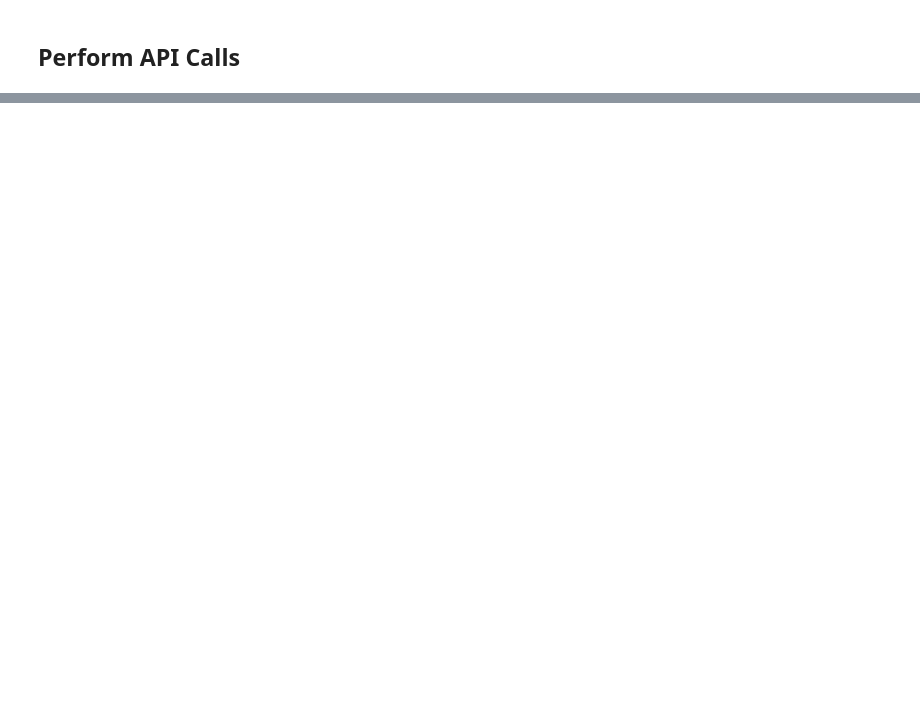
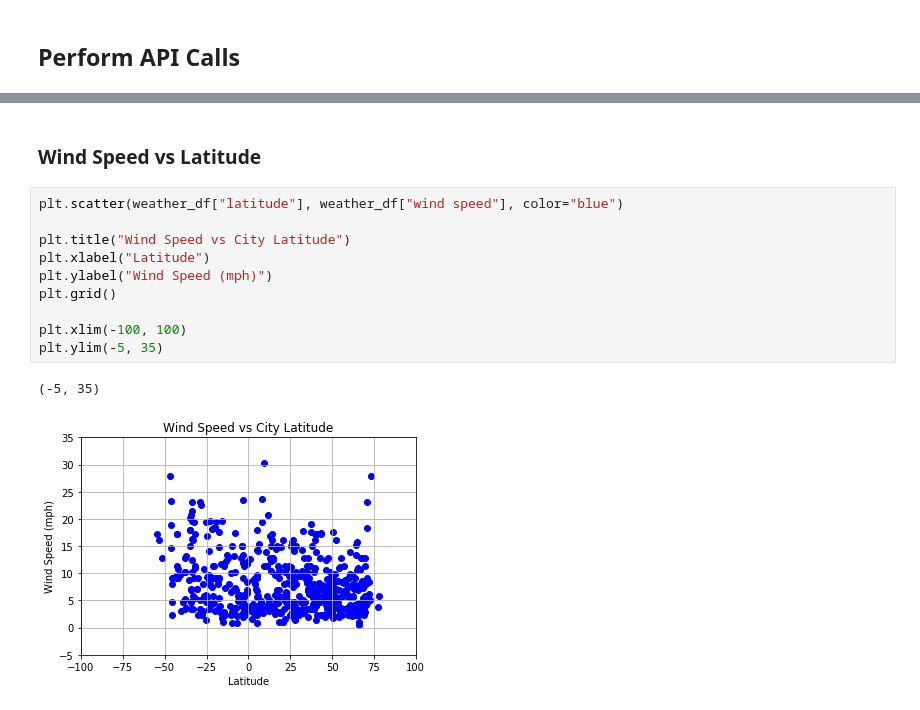
Before and after one commit to akschenker/WeatherPy, a Jupyter notebook: WeatherPy.ipynb, the cells around one changed output, grey strips where cells are left out. Saved outputs shown, nothing was run; the diff lists cells and outputs as text; blank space fills up the shorter version.

```diff
--- a/WeatherPy.ipynb
+++ b/WeatherPy.ipynb
@@ -73,0 +168,15 @@ for i, city in enumerate(cities):
+# %% [markdown]
+### Wind Speed vs Latitude
+# %%
+plt.scatter(weather_df["latitude"], weather_df["wind speed"], color="blue")
+
+plt.title("Wind Speed vs City Latitude")
+plt.xlabel("Latitude")
+plt.ylabel("Wind Speed (mph)")
+plt.grid()
+
+plt.xlim(-100, 100)
+plt.ylim(-5, 35)
+# %% [output]
+(-5, 35)
+[figure, added]
```
Also changed, not shown: parts of 11 cells of this notebook.
